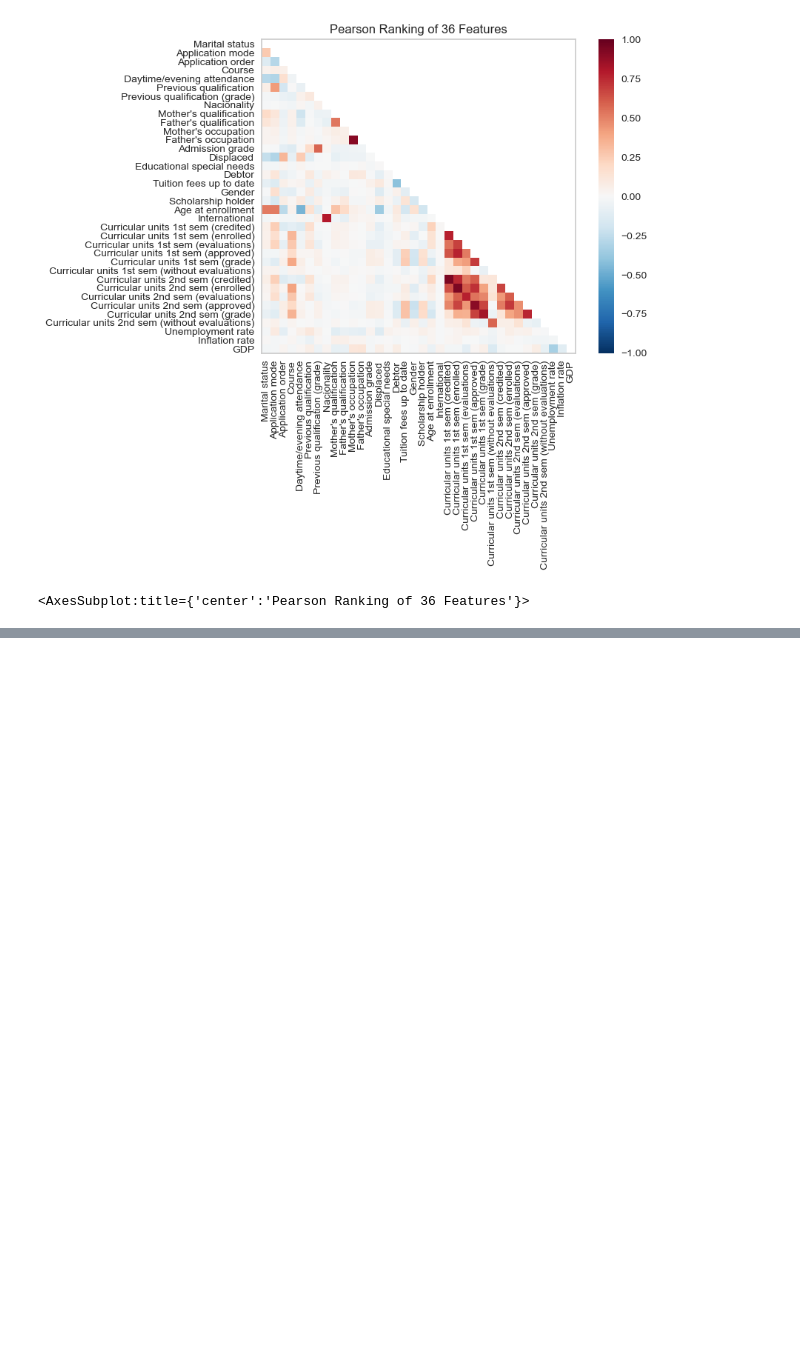
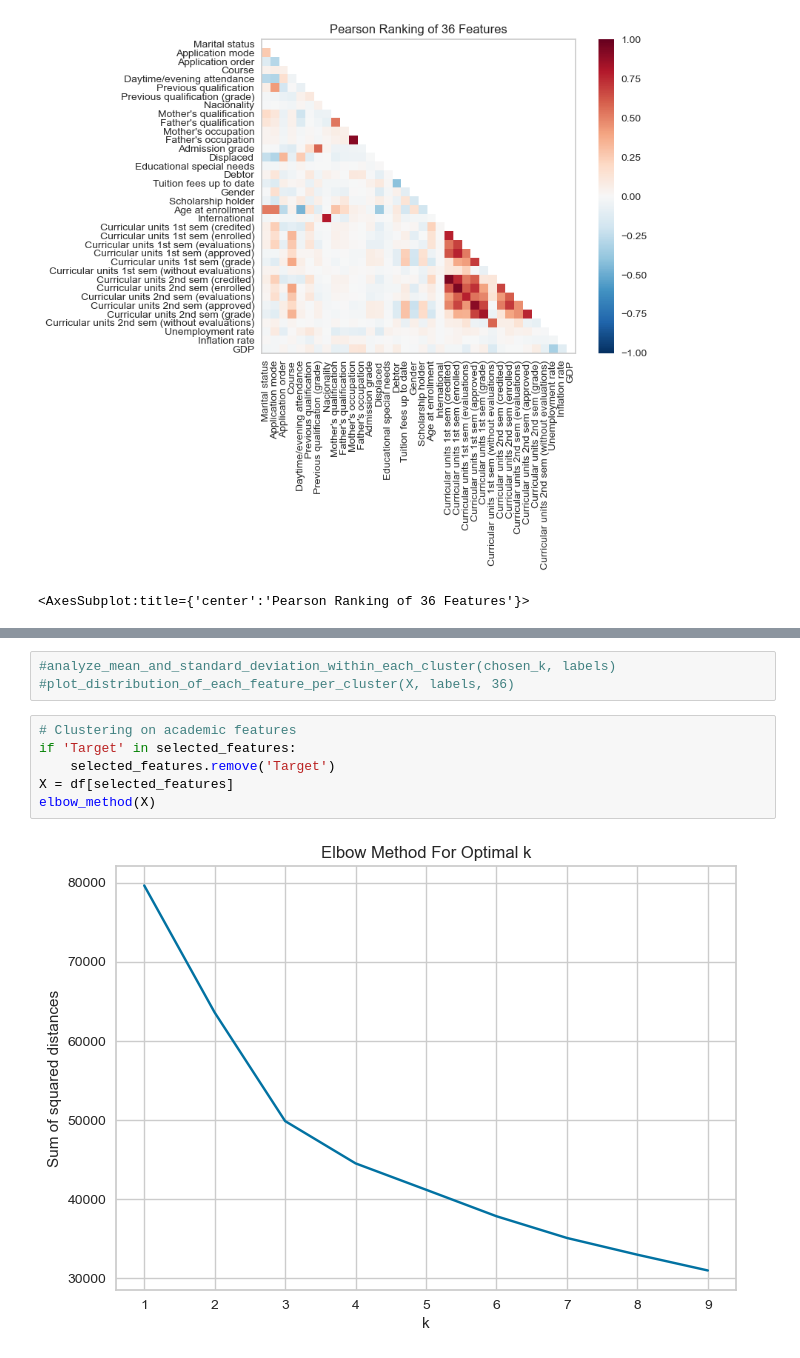
Before and after one commit to marijakljestan/predict-dropout-or-academic-success, a Jupyter notebook: siap.ipynb, the cells around one changed output, grey strips where cells are left out. Saved outputs shown, nothing was run; the diff lists cells and outputs as text; blank space fills up the shorter version.

```diff
--- a/siap.ipynb
+++ b/siap.ipynb
@@ -188,0 +292,11 @@ cluster_labels = kmeans.fit_predict(X)
+# %%
+#analyze_mean_and_standard_deviation_within_each_cluster(chosen_k, labels)
+#plot_distribution_of_each_feature_per_cluster(X, labels, 36)
+# %%
+# Clustering on academic features
+if 'Target' in selected_features:
+    selected_features.remove('Target')
+X = df[selected_features]
+elbow_method(X)
+# %% [output]
+[figure, added]
```
Also changed, not shown: parts of 20 cells of this notebook.
